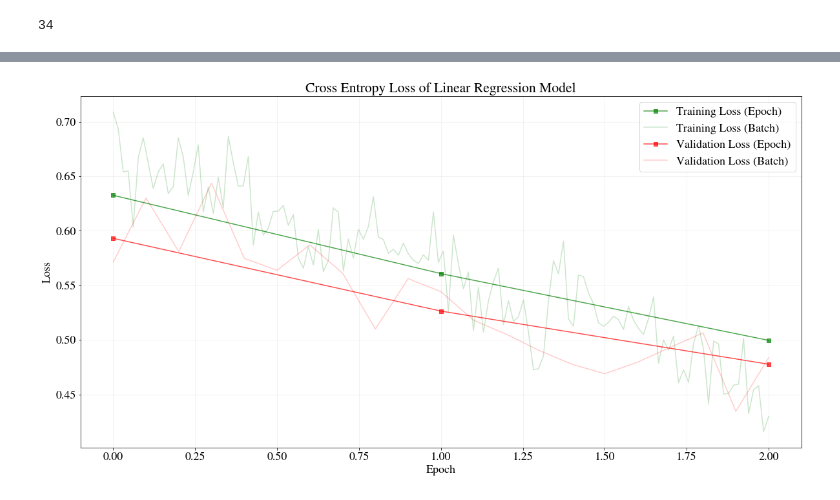
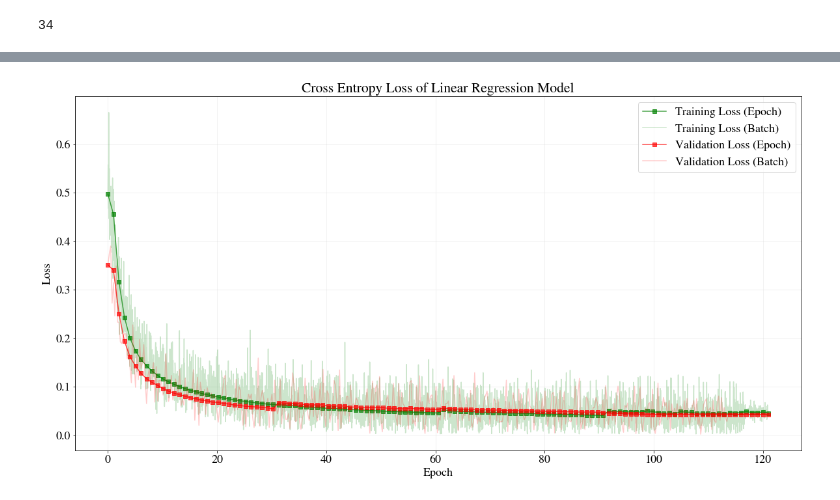
Before and after one commit to bernsblack/masters, a Jupyter notebook: notebook.ipynb, the cells around one changed output, grey strips where cells are left out. Saved outputs shown, nothing was run; the diff lists cells and outputs as text; code cells hidden in the pictures.

```diff
--- a/notebook.ipynb
+++ b/notebook.ipynb
@@ -202,12 +337,12 @@ testing_generator = DataLoader(dataset=testing_set,
 # %%
-# model related hyper-params
+# GET DATA
+loaders = GenericDataLoaders(conf=conf)  # torch seed is set in the data loaders
 
-
-model = LinearRegressor(input_size=d,n_classes=n_classes)
+# TRAIN MODEL
+model = LinearRegressor(in_features=loaders.in_size, out_features=loaders.out_size)
 model.to(device)
 
 loss_function = nn.CrossEntropyLoss()
-
 
 trn_loss = []
 val_loss = []
@@ -216,27 +351,24 @@ val_loss_best = float("inf")
 all_trn_loss = []
 all_val_loss = []
 
-
-optimiser = optim.Adam(params=model.parameters(), lr=1e-3, weight_decay=1e-8)
-if args.resume:
+optimiser = optim.Adam(params=model.parameters(), lr=conf.lr, weight_decay=conf.weight_decay)
+if conf.resume:
     # load model and optimiser states
-    model.load_state_dict(torch.load(model_folder +"model.pth"))
-    optimiser.load_state_dict(torch.load(model_folder + "optimiser.pth"))
+    model.load_state_dict(torch.load(model_path + "model.pth"))
+    optimiser.load_state_dict(torch.load(model_path + "optimiser.pth"))
     # load losses
-    losses_zip = np.load(model_folder + "losses.npz")
+    losses_zip = np.load(model_path + "losses.npz")
     all_val_loss = losses_zip["all_val_loss"].tolist()
     val_loss = losses_zip["val_loss"].tolist()
     trn_loss = losses_zip["trn_loss"].tolist()
     all_trn_loss = losses_zip["all_trn_loss"].tolist()
     val_loss_best = float(losses_zip["val_loss_best"])
 
-
-
-# Loop over training data
-for epoch in range(3):
+for epoch in range(conf.max_epochs):
+    timer.reset()
     # Training loop
     tmp_trn_loss = []
-    for local_batch, local_labels in training_generator:
+    for local_batch, local_labels in loaders.training_generator:
         # Transfer to GPU
         local_batch, local_labels = local_batch.to(device), local_labels.to(device)
         out = model(local_batch.float())
@@ -249,12 +381,14 @@ for epoch in range(3):
         loss.backward()
         optimiser.step()
     trn_loss.append(np.mean(tmp_trn_loss))
+    log.debug(f"Epoch {epoch} -> Training Loop Duration: {timer.check()}")
+    timer.reset()
 
     # Validation loop
     tmp_val_loss = []
     with torch.set_grad_enabled(False):
         # Transfer to GPU
-        for local_batch, local_labels in validation_generator:
+        for local_batch, local_labels in loaders.validation_generator:
             local_batch, local_labels = local_batch.to(device), local_labels.to(device)
             out = model(local_batch.float())
 
@@ -262,25 +396,37 @@ for epoch in range(3):
             tmp_val_loss.append(loss.item())
             all_val_loss.append(tmp_val_loss[-1])
     val_loss.append(np.mean(tmp_val_loss))
+    log.debug(f"Epoch {epoch} -> Validation Loop Duration: {timer.check()}")
+
+    log.info(f"Epoch {epoch} -> Training Loss: \t\t{trn_loss[-1]:.5f}")
+    log.info(f"Epoch {epoch} -> Validation Loss: \t{val_loss[-1]:.5f}")
+    log.info(f"Epoch {epoch} -> Difference: \t\t{(val_loss[-1]-trn_loss[-1]):.5f}\n")
+
 
     # save best model
     if min(val_loss) < val_loss_best:
         val_loss_best = min(val_loss)
-        torch.save(model.state_dict(), model_folder + "model_best.pth")
-        torch.save(optimiser.state_dict(), model_folder + "optimiser_best.pth")
+        torch.save(model.state_dict(), model_path + "model_best.pth")
+        torch.save(optimiser.state_dict(), model_path + "optimiser_best.pth")
 
-    # model has been overfitting stop maybe?
-    if args.early_stopping and epoch != 0 and val_loss[-1] > val_loss[-2]: # average of val_loss has increase - starting to overfit
-        print("Overfitting has taken place - stopping early") # change prints to logs
+    # model has been over-fitting stop maybe? # average of val_loss has increase - starting to over-fit
+    if conf.early_stopping and epoch != 0 and val_loss[-1] > val_loss[-2]:
+        log.warning("Over-fitting has taken place - stopping early")
         break
 
+    # checkpoint - save models and loss values
+    torch.save(model.state_dict(), model_path + "model.pth")
+    torch.save(optimiser.state_dict(), model_path + "optimiser.pth")
+    np.savez_compressed(model_path + "losses.npz",
+                        all_val_loss=all_val_loss,
+                        val_loss=val_loss,
+                        trn_loss=trn_loss,
+                        all_trn_loss=all_trn_loss,
+                        val_loss_best=val_loss_best)
 
-    # checkpoint - save models and loss values
-    torch.save(model.state_dict(), model_folder + "model.pth")
-    torch.save(optimiser.state_dict(), model_folder + "optimiser.pth")
-    np.savez_compressed(model_folder + "losses.npz",
-                    all_val_loss=all_val_loss,
-                    val_loss=val_loss,
-                    trn_loss=trn_loss,
-                    all_trn_loss=all_trn_loss,
-                    val_loss_best=val_loss_best)
+# Save training and validation plots
+loss_plotter = LossPlotter(title="Cross Entropy Loss of Linear Regression Model")
+loss_plotter.plot_losses(trn_loss, all_trn_loss, val_loss, all_val_loss)
+loss_plotter.show()
+#     loss_plotter.savefig(model_path + "plot_train_val_loss.png")
+# %% [output]
@@ -287,6 +450 @@ for epoch in range(3):
+[figure, added]
-# %%
-loss_plotter = LossPlotter(title="Cross Entropy Loss of Linear Regression Model")
-loss_plotter.plot_losses(trn_loss, all_trn_loss, val_loss, all_val_loss)
-loss_plotter.savefig(model_folder + "plot_train_val_loss.png")
-# %% [output]
-[figure, removed]
```
Also changed, not shown: parts of 41 cells of this notebook, 15 other files.
